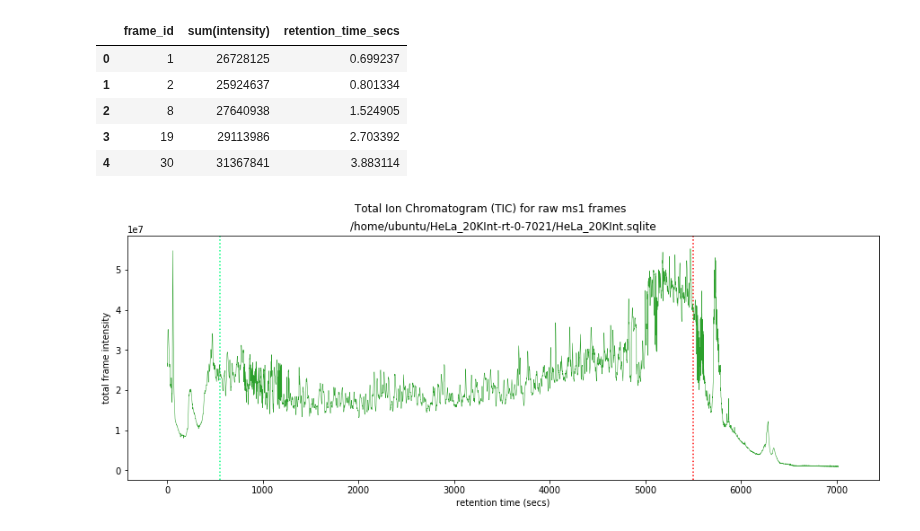
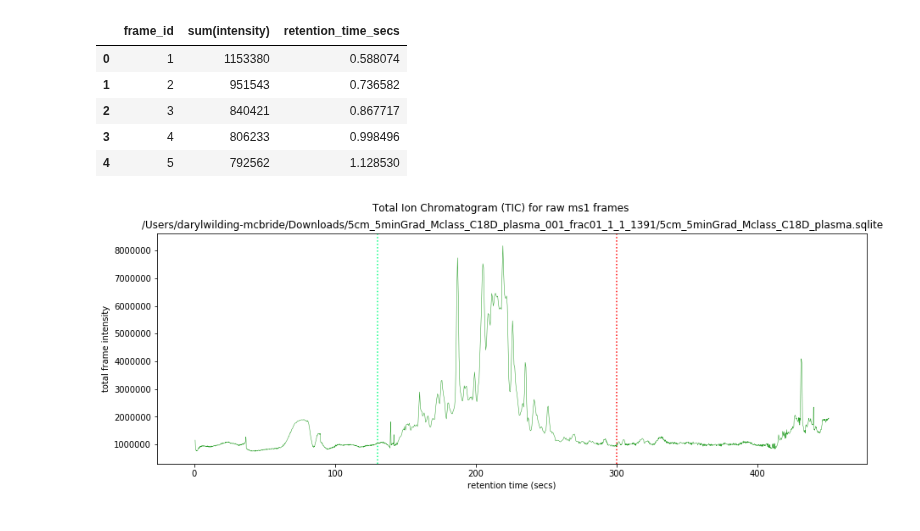
Before and after one commit to WEHI-Proteomics/tfde, a Jupyter notebook: notebooks/visualise the elution profile (TIC) of raw frames.ipynb, the cells around one changed output. Cells and saved outputs as stored; diff of their text form; code cells hidden in the pictures.

```diff
--- a/notebooks/visualise the elution profile (TIC) of raw frames.ipynb
+++ b/notebooks/visualise the elution profile (TIC) of raw frames.ipynb
@@ -9,3 +7,5 @@ CONVERTED_DATABASE_NAME = '/home/ubuntu/HeLa_20KInt-rt-0-7021/HeLa_20KInt.sqlite
+# %%
+CONVERTED_DATABASE_NAME = '/Users/darylwilding-mcbride/Downloads/5cm_5minGrad_Mclass_C18D_plasma_001_frac01_1_1_1391/5cm_5minGrad_Mclass_C18D_plasma.sqlite'
 # %%
 MS1_CE = 10
 # %%
@@ -23,25 +23,25 @@ db_conn.close()
 frame_intensity_df.head()
 # %% [output]
 |  | frame_id | sum(intensity) | retention_time_secs |
-| 0 | 1 | 26728125 | 0.699237 |
-| 1 | 2 | 25924637 | 0.801334 |
-| 2 | 8 | 27640938 | 1.524905 |
-| 3 | 19 | 29113986 | 2.703392 |
-| 4 | 30 | 31367841 | 3.883114 |
+| 0 | 1 | 1153380 | 0.588074 |
+| 1 | 2 | 951543 | 0.736582 |
+| 2 | 3 | 840421 | 0.867717 |
+| 3 | 4 | 806233 | 0.998496 |
+| 4 | 5 | 792562 | 1.128530 |
 # %%
 frame_intensity_df.rename(columns={'sum(intensity)':'intensity'}, inplace=True)
 # %%
 f, ax1 = plt.subplots()
 f.set_figheight(5)
 f.set_figwidth(15)
 ax1.set_ylabel('total frame intensity')
 ax1.set_xlabel('retention time (secs)')
-plt.axvline(x=550, linestyle=':', color='springgreen')
-plt.axvline(x=5500, linestyle=':', color='red')
+plt.axvline(x=130, linestyle=':', color='springgreen')
+plt.axvline(x=300, linestyle=':', color='red')
 ax1.plot(frame_intensity_df.retention_time_secs, frame_intensity_df.intensity, marker='', linestyle='-', linewidth=0.5, ms=2, color='tab:green', label='frame')
 plt.margins(0.06)
 plt.suptitle('Total Ion Chromatogram (TIC) for raw ms1 frames')
 plt.title('{}'.format(CONVERTED_DATABASE_NAME))
 plt.show()
 # %% [output]
-[figure, old version]
+[figure, new version]
```
Also changed, not shown: parts of 1 cell of this notebook.
